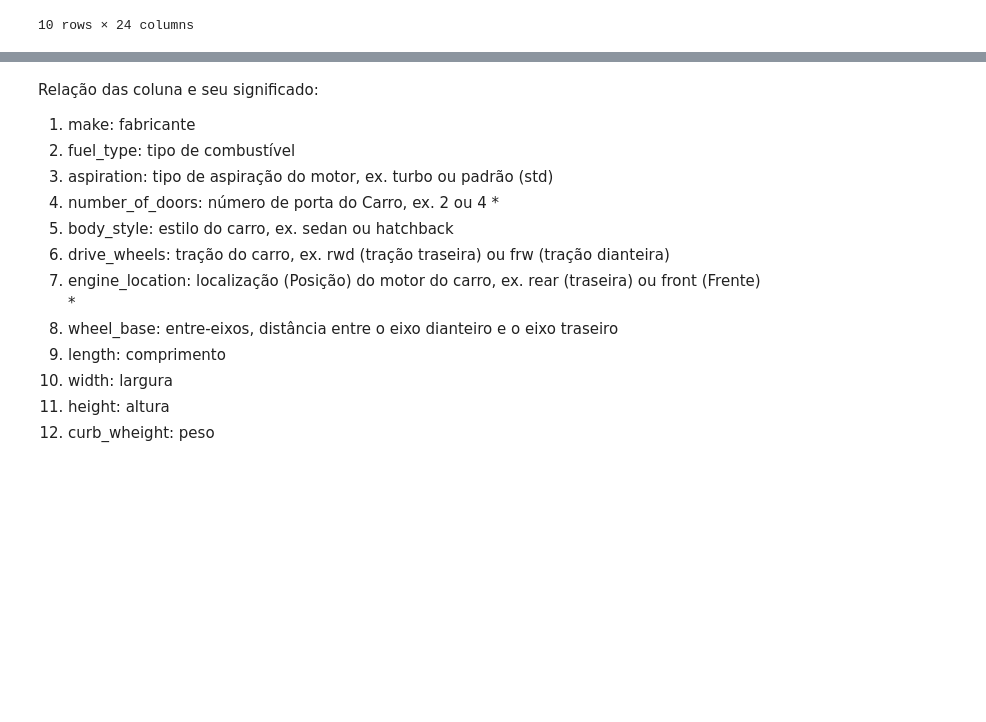
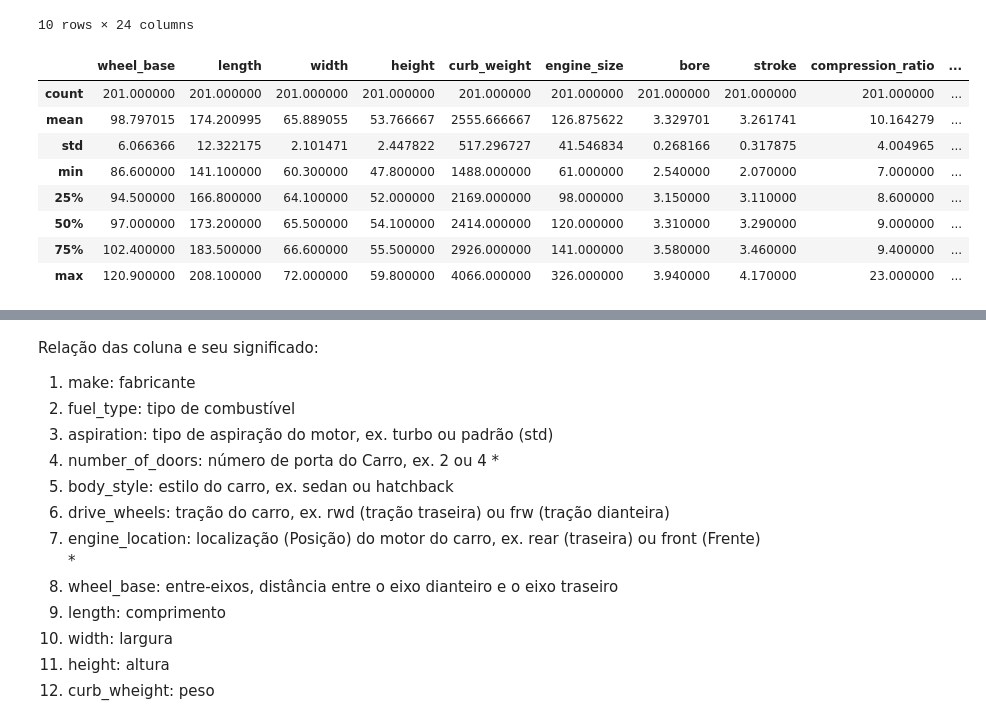
Before and after one commit to augustocrf/fiap_entrega_final_-prog-ia-python-capstone, a Jupyter notebook: projeto-final/automobile-price-prediction.ipynb, the cells around one changed output, grey strips where cells are left out. Drawn from its saved outputs; the diff is of its cells as text; code cells hidden in the pictures; blank space fills up the shorter version.

```diff
--- a/projeto-final/automobile-price-prediction.ipynb
+++ b/projeto-final/automobile-price-prediction.ipynb
@@ -73,3 +73,15 @@ df_automobile.head(10)
 | 8 | audi | gas | turbo | four | sedan | fwd | front | ... |
 | 9 | bmw | gas | std | two | sedan | rwd | front | ... |
 10 rows × 24 columns
+# %%
+df_automobile.describe()
+# %% [output]
+|  | wheel_base | length | width | height | curb_weight | engine_size | bore | stroke | compression_ratio | ... |
+| count | 201.000000 | 201.000000 | 201.000000 | 201.000000 | 201.000000 | 201.000000 | 201.000000 | 201.000000 | 201.000000 | ... |
+| mean | 98.797015 | 174.200995 | 65.889055 | 53.766667 | 2555.666667 | 126.875622 | 3.329701 | 3.261741 | 10.164279 | ... |
+| std | 6.066366 | 12.322175 | 2.101471 | 2.447822 | 517.296727 | 41.546834 | 0.268166 | 0.317875 | 4.004965 | ... |
+| min | 86.600000 | 141.100000 | 60.300000 | 47.800000 | 1488.000000 | 61.000000 | 2.540000 | 2.070000 | 7.000000 | ... |
+| 25% | 94.500000 | 166.800000 | 64.100000 | 52.000000 | 2169.000000 | 98.000000 | 3.150000 | 3.110000 | 8.600000 | ... |
+| 50% | 97.000000 | 173.200000 | 65.500000 | 54.100000 | 2414.000000 | 120.000000 | 3.310000 | 3.290000 | 9.000000 | ... |
+| 75% | 102.400000 | 183.500000 | 66.600000 | 55.500000 | 2926.000000 | 141.000000 | 3.580000 | 3.460000 | 9.400000 | ... |
+| max | 120.900000 | 208.100000 | 72.000000 | 59.800000 | 4066.000000 | 326.000000 | 3.940000 | 4.170000 | 23.000000 | ... |
```
Also changed, not shown: parts of 17 cells of this notebook.
